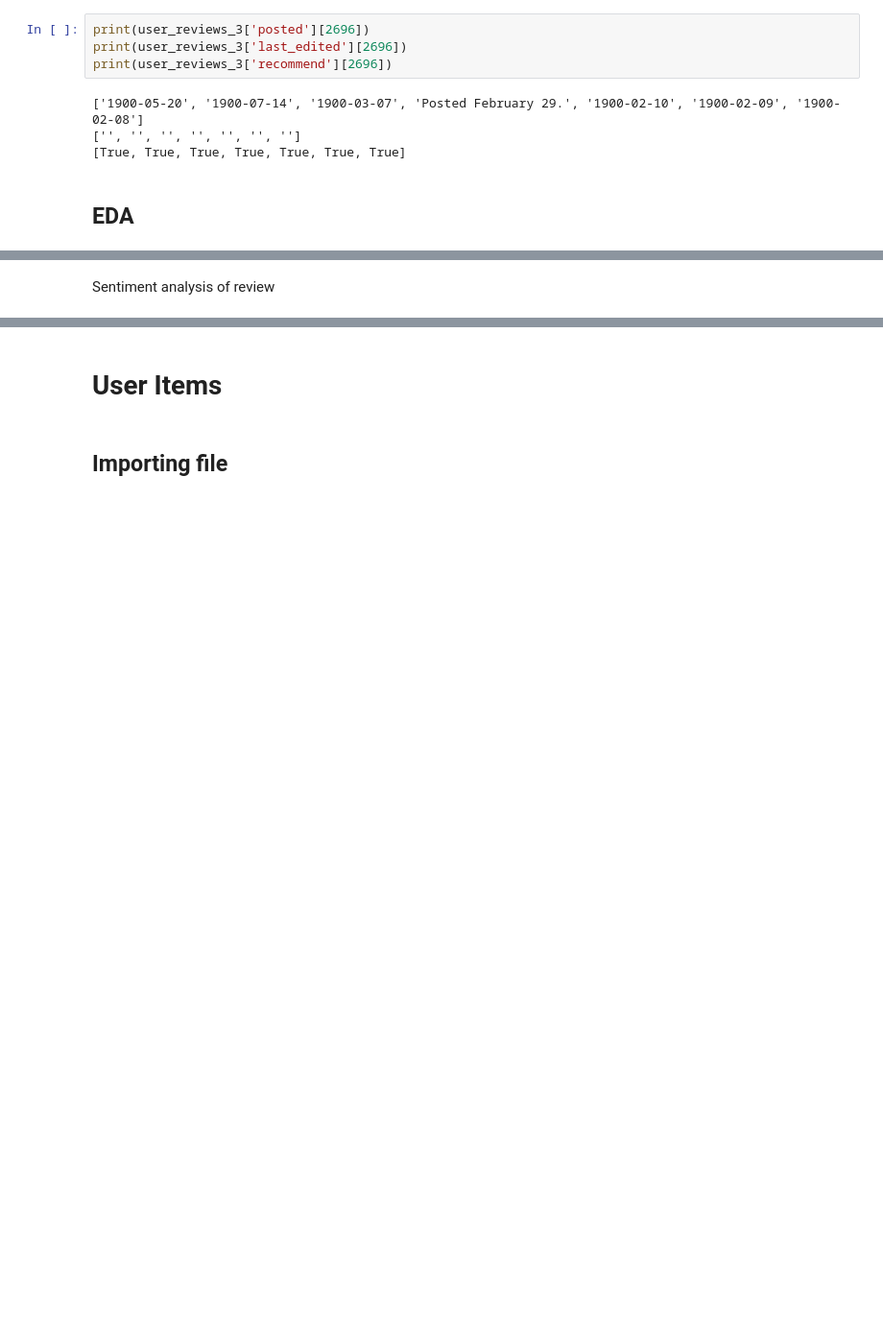
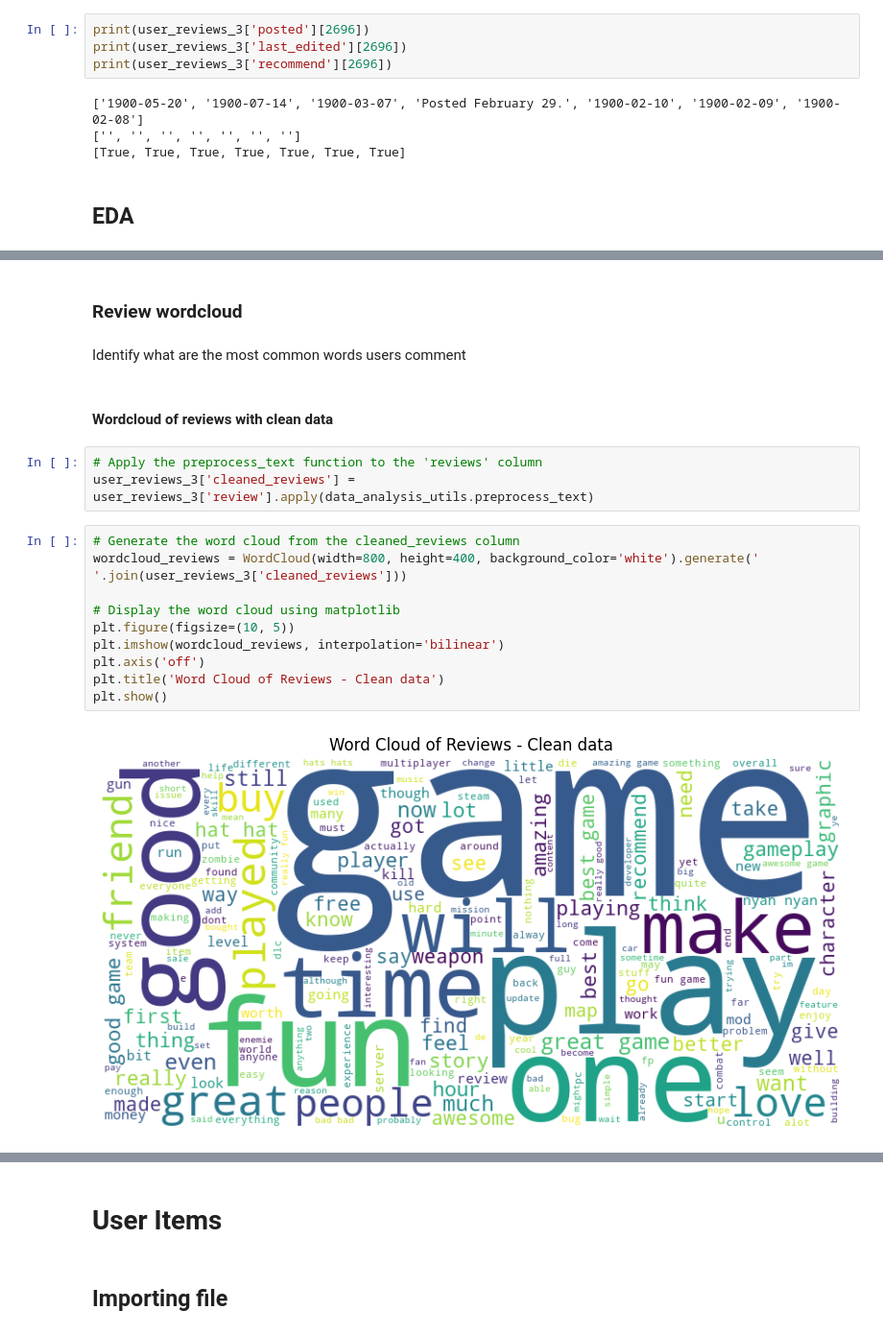
Before and after one commit to ronniefuertes/game-recommendation-system, a Jupyter notebook: eda/data_analysis.ipynb, the cells around one changed output, grey strips where cells are left out. Shown at 96% size. Drawn from its saved outputs; the diff is of its cells as text; blank space fills up the shorter version.

```diff
--- a/eda/data_analysis.ipynb
+++ b/eda/data_analysis.ipynb
@@ -139,2 +126,21 @@ print(user_reviews_3['recommend'][2696])
-# %% [markdown]
-Sentiment analysis of review
+# %% [markdown]
+### Review wordcloud
+# %% [markdown]
+Identify what are the most common words users comment
+# %% [markdown]
+#### Wordcloud of reviews with clean data
+# %%
+# Apply the preprocess_text function to the 'reviews' column
+user_reviews_3['cleaned_reviews'] = user_reviews_3['review'].apply(data_analysis_utils.preprocess_text)
+# %%
+# Generate the word cloud from the cleaned_reviews column
+wordcloud_reviews = WordCloud(width=800, height=400, background_color='white').generate(' '.join(user_reviews_3['cleaned_reviews']))
+
+# Display the word cloud using matplotlib
+plt.figure(figsize=(10, 5))
+plt.imshow(wordcloud_reviews, interpolation='bilinear')
+plt.axis('off')
+plt.title('Word Cloud of Reviews - Clean data')
+plt.show()
+# %% [output]
+[figure, added]
```
Also changed, not shown: parts of 40 cells of this notebook, 2 other files.
